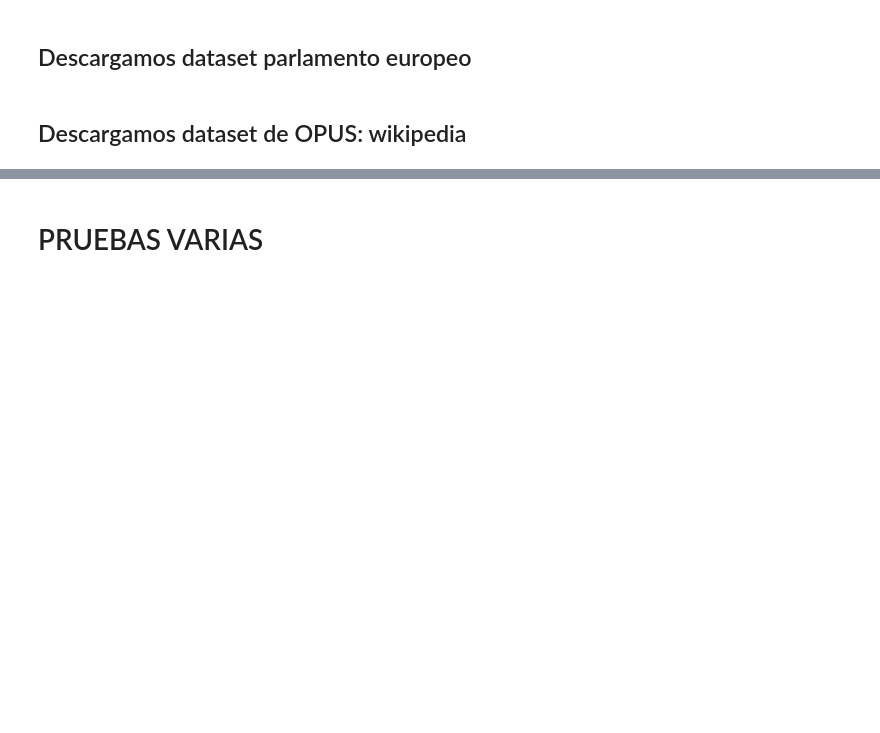
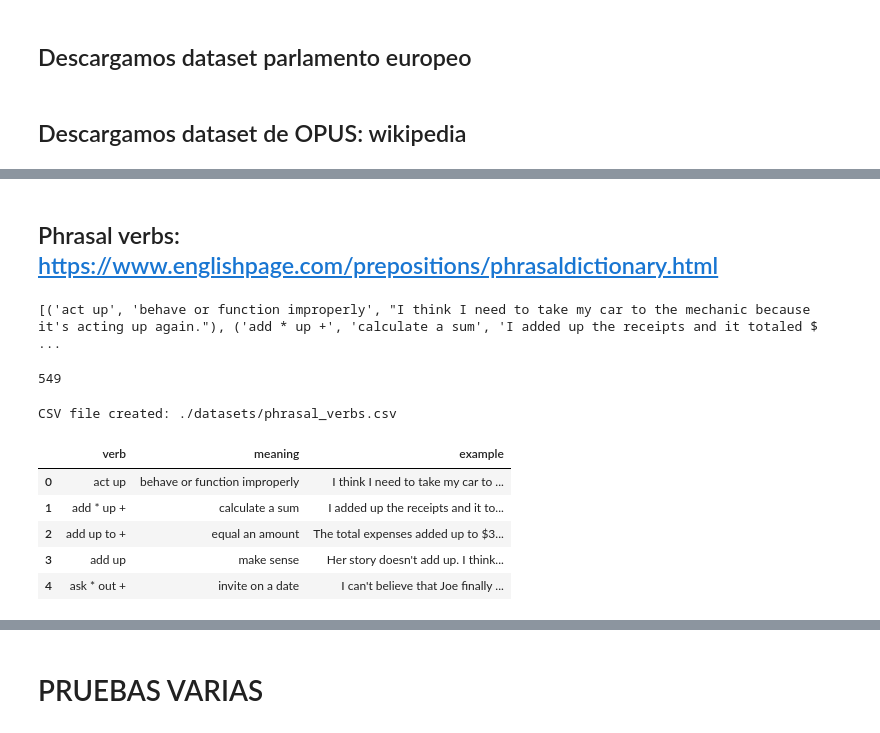
Before and after one commit to javileyes/video-translator, a Jupyter notebook: S2S_to_spa_Traductor_voz_off.ipynb, the cells around one changed output, grey strips where cells are left out. Drawn from its saved outputs; the diff is of its cells as text; code cells hidden in the pictures; blank space fills up the shorter version.

```diff
--- a/S2S_to_spa_Traductor_voz_off.ipynb
+++ b/S2S_to_spa_Traductor_voz_off.ipynb
@@ -2468,0 +2515,78 @@ Overwriting parse_xml_OPUS_pelis_to_csv.py
+# %% [markdown]
+## Phrasal verbs: https://www.englishpage.com/prepositions/phrasaldictionary.html
+# %%
+import requests
+from bs4 import BeautifulSoup
+
+def extraer_ejemplos_phrasal_verbs(url):
+    try:
+        # Realizar la solicitud para obtener el contenido de la página
+        response = requests.get(url)
+        response.raise_for_status()
+
+        # Analizar el contenido HTML de la página
+        soup = BeautifulSoup(response.content, 'html.parser')
+
+        # Extraer solo las frases de la columna "Example"
+        ejemplos = []
+        for row in soup.find_all("tr")[1:]:
+            cells = row.find_all("td")
+            if len(cells) == 3:
+                # crear una tripleta (verbo, significado, ejemplo) para los ejemplos substituir "\n" por " "
+                ejemplos.append((cells[0].get_text(strip=True), cells[1].get_text(strip=True), cells[2].get_text(strip=True).replace("\n", " ")))
+        return ejemplos
+    except requests.RequestException as e:
+        print(f"Error al acceder a la página: {e}")
+        return []
+
+# URL de la página con ejemplos de phrasal verbs
+# url = "https://www.englishpage.com/prepositions/phrasaldictionaryA.html"
+
+ejemplos_phrasal_verbs = []
+
+# Iterar a través de cada letra del alfabeto
+for letra in "ABCDEFGHIJKLMNOPQRSTUVWXYZ":
+    url = f"https://www.englishpage.com/prepositions/phrasaldictionary{letra}.html"
+    # Llamar a la función y obtener los resultados
+    ejemplos_phrasal_verbs.extend(extraer_ejemplos_phrasal_verbs(url))
+
+# Mostrar los primeros 5 ejemplos
+print(ejemplos_phrasal_verbs[:20])
+# %% [output]
+[('act up', 'behave or function improperly', "I think I need to take my car to the mechanic because it's acting up again."), ('add * up +', 'calculate a sum', 'I added up the receipts and it totaled $ ...
+# %%
+len(ejemplos_phrasal_verbs)
+# %% [output]
+549
+# %%
+import csv
+
+# Define the file path
+csv_file_path = './datasets/phrasal_verbs.csv'
+
+# Create the CSV file
+with open(csv_file_path, 'w', newline='', encoding='utf-8') as csv_file:
+    writer = csv.writer(csv_file, delimiter='~')
+    writer.writerow(['verb', 'meaning', 'example'])
+
+    # Write the data to the CSV file
+    for verb, meaning, example in ejemplos_phrasal_verbs:
+        writer.writerow([verb, meaning, example])
+
+print(f"CSV file created: {csv_file_path}")
+# %% [output]
+CSV file created: ./datasets/phrasal_verbs.csv
+# %%
+import pandas as pd
+
+# Leer los primeros 10 registros del archivo CSV
+csv_file_path = './datasets/phrasal_verbs.csv'
+csv_data = pd.read_csv(csv_file_path, sep='~') #, nrows=10)
+csv_data.head()
+# %% [output]
+|  | verb | meaning | example |
+| 0 | act up | behave or function improperly | I think I need to take my car to ... |
+| 1 | add * up + | calculate a sum | I added up the receipts and it to... |
+| 2 | add up to + | equal an amount | The total expenses added up to $3... |
+| 3 | add up | make sense | Her story doesn't add up. I think... |
+| 4 | ask * out + | invite on a date | I can't believe that Joe finally ... |
```
Also changed, not shown: parts of 13 cells of this notebook, 3 other files.
